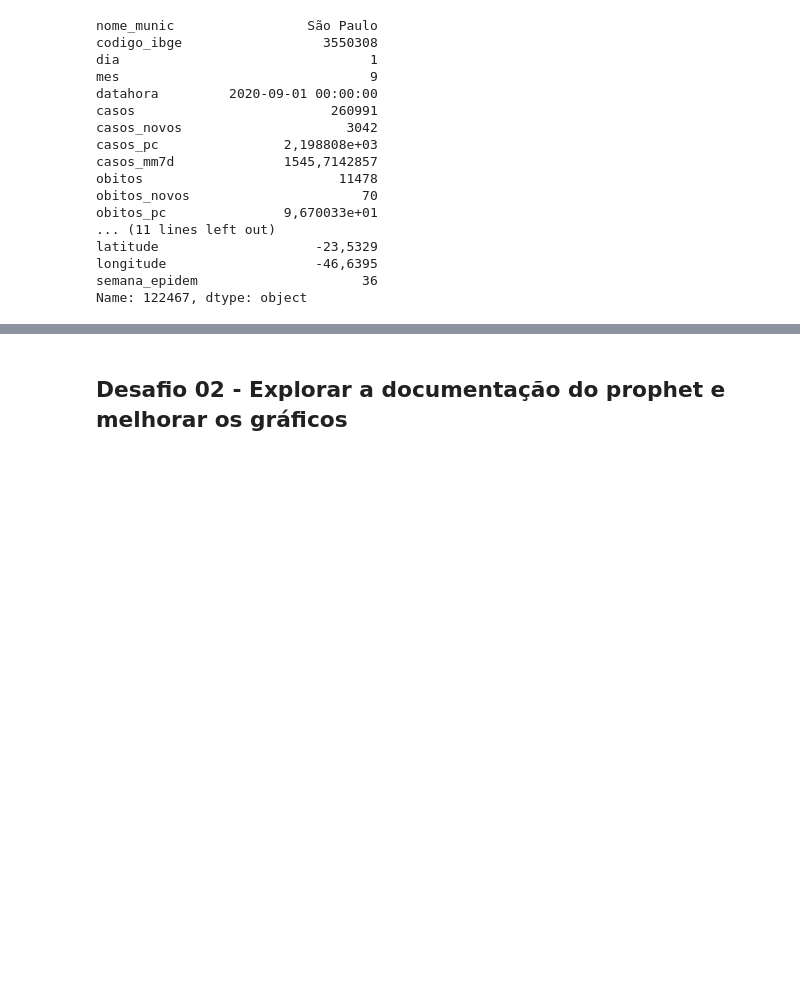
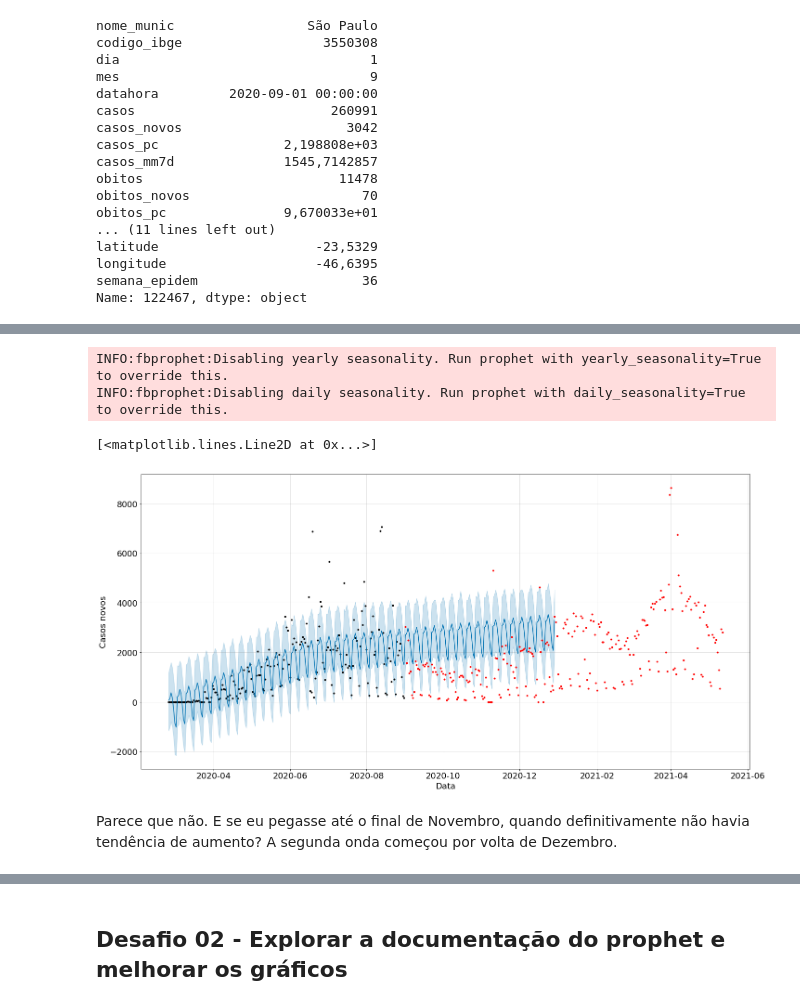
Before and after one commit to RPGraciotti/BootCampAlura, a Jupyter notebook: Modulo_3/Aula_2_primeiras_previsoes.ipynb, the cells around one changed output, grey strips where cells are left out. Cells and saved outputs as stored; diff of their text form; code cells hidden in the pictures; blank space fills up the shorter version.

```diff
--- a/Modulo_3/Aula_2_primeiras_previsoes.ipynb
+++ b/Modulo_3/Aula_2_primeiras_previsoes.ipynb
@@ -274,0 +276,5 @@ df4.tail()
+# %%
+df4_teste = pd.DataFrame()
+df4_teste.loc[:,"ds"] = df_sp.loc[:,"datahora"][189:]
+df4_teste.loc[:,"y"] = df_sp.loc[:,"casos_novos"][189:]
+df4_teste.head()
@@ -274,0 +288,16 @@ df4.tail()
+# %%
+m4 = Prophet()
+m4.fit(df4)
+df_f120 = m4.make_future_dataframe(periods = 120)
+prev120 = m4.predict(df_f120)
+# %% [output]
+INFO:fbprophet:Disabling yearly seasonality. Run prophet with yearly_seasonality=True to override this.
+INFO:fbprophet:Disabling daily seasonality. Run prophet with daily_seasonality=True to override this.
+# %%
+m4.plot(prev120, xlabel = "Data", ylabel = "Casos novos", figsize = (20,10));
+plt.plot(df4_teste.loc[:,"ds"], df4_teste.loc[:,"y"], ".r")
+# %% [output]
+[<matplotlib.lines.Line2D at 0x...>]
+[figure, added]
+# %% [markdown]
+Parece que não. E se eu pegasse até o final de Novembro, quando definitivamente não havia tendência de aumento? A segunda onda começou por volta de Dezembro.
```
Also changed, not shown: parts of 19 cells of this notebook.
